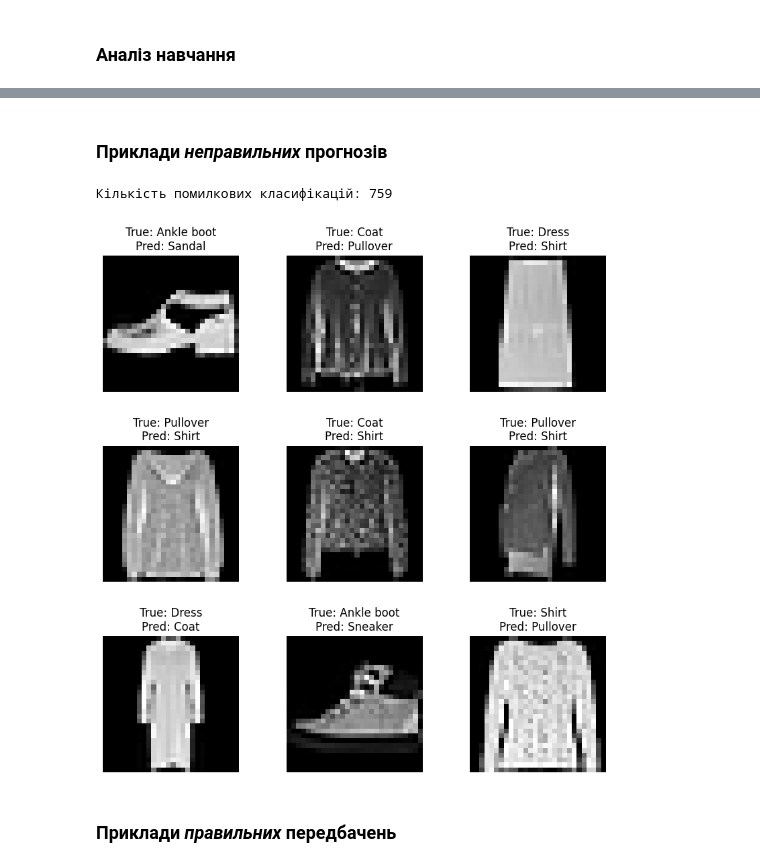
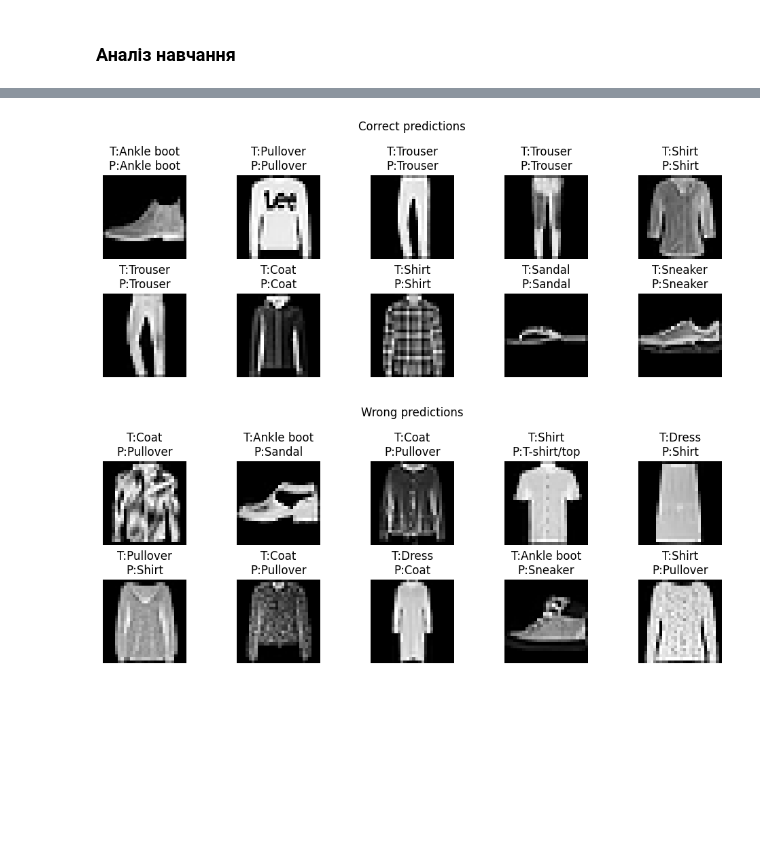
Before and after one commit to YoloNik/goit-ds-hw-12, a Jupyter notebook: HW12.ipynb, the cells around one changed output, grey strips where cells are left out. Cells and saved outputs as stored; diff of their text form; code cells hidden in the pictures; blank space fills up the shorter version.

```diff
--- a/HW12.ipynb
+++ b/HW12.ipynb
@@ -35,6 +43,0 @@ plt.show()
-# %%
-x_train = (x_train.astype("float32") / 255.0)[..., np.newaxis]
-x_test  = (x_test.astype("float32") / 255.0)[..., np.newaxis]
-
-print("x_train:", x_train.shape)
-print("x_test:", x_test.shape)
@@ -222,18 +208,24 @@ plt.show()
 # %%
-train_acc = history.history["accuracy"][-1]
-val_acc = history.history["val_accuracy"][-1]
-train_loss = history.history["loss"][-1]
-val_loss = history.history["val_loss"][-1]
+probs = best_model.predict(x_test, verbose=0)
+y_pred = np.argmax(probs, axis=1)
+y_true = y_test_raw  # original integer labels
 
-print("Last epoch train acc:", train_acc)
-print("Last epoch val acc:", val_acc)
-print("Last epoch train loss:", train_loss)
-print("Last epoch val loss:", val_loss)
+correct_idx = np.where(y_pred == y_true)[0]
+wrong_idx = np.where(y_pred != y_true)[0]
 
-if train_acc < 0.90 and val_acc < 0.90:
-    print("underfitting.")
-elif train_acc - val_acc > 0.03 and val_loss > train_loss:
-    print("overfitting.")
-else:
-    print("training ok.")
+def show_examples(indices, title, n=10):
+    n = min(n, len(indices))
+    plt.figure(figsize=(10, 4))
+    for i in range(n):
+        idx = indices[i]
+        plt.subplot(2, 5, i + 1)
+        plt.imshow(x_test_img[idx], cmap="gray")
+        plt.title(f"T:{class_names[y_true[idx]]}\nP:{class_names[y_pred[idx]]}")
+        plt.axis("off")
+    plt.suptitle(title)
+    plt.tight_layout()
+    plt.show()
+
+show_examples(correct_idx, "Correct predictions", n=10)
+show_examples(wrong_idx, "Wrong predictions", n=10)
 # %% [output]
@@ -245,2 +232,2 @@ training ok.
+[figure, added]
+[figure, added]
-# %% [markdown]
-### Приклади *неправильних* прогнозів
@@ -253,22 +233,0 @@ correct_idx = np.where(y_pred == y_test)[0]
-# %%
-print(f"Кількість помилкових класифікацій: {len(wrong_idx)}")
-
-n_show = min(9, len(wrong_idx))
-
-plt.figure(figsize=(10, 10))
-
-for i, idx in enumerate(wrong_idx[:n_show]):
-    plt.subplot(3, 3, i + 1)
-    plt.imshow(x_test[idx].squeeze(), cmap="gray")
-    plt.title(
-        f"True: {class_names[y_test[idx]]}\nPred: {class_names[y_pred[idx]]}"
-    )
-    plt.axis("off")
-
-plt.subplots_adjust(hspace=0.4)
-plt.show()
-# %% [output]
-Кількість помилкових класифікацій: 759
-[figure, removed]
-# %% [markdown]
-### Приклади *правильних* передбачень
```
Also changed, not shown: parts of 30 cells of this notebook.
